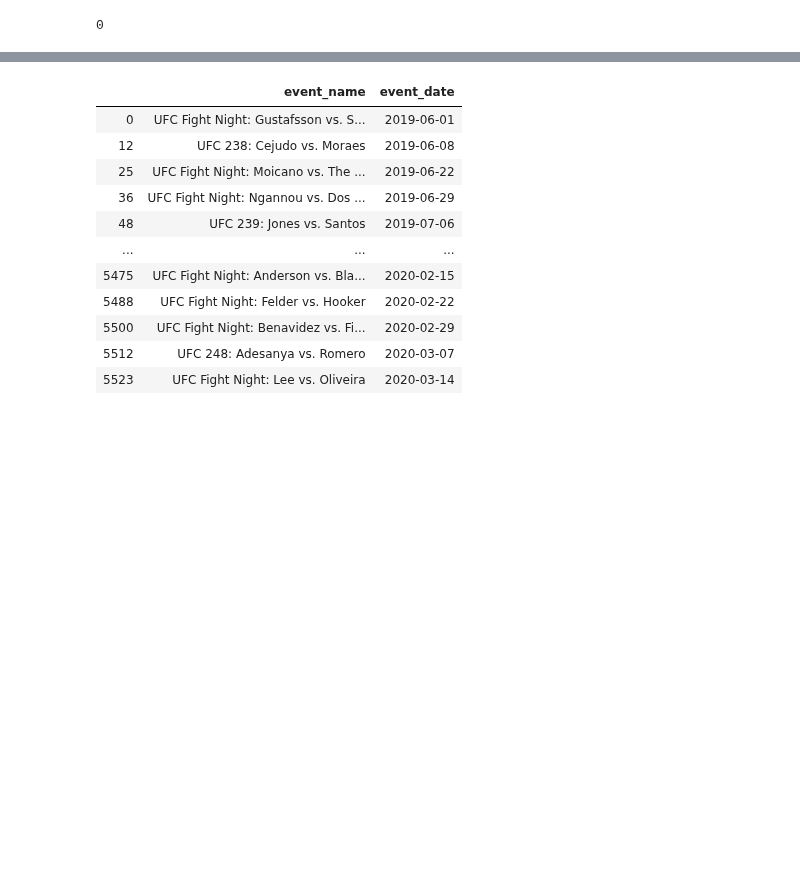
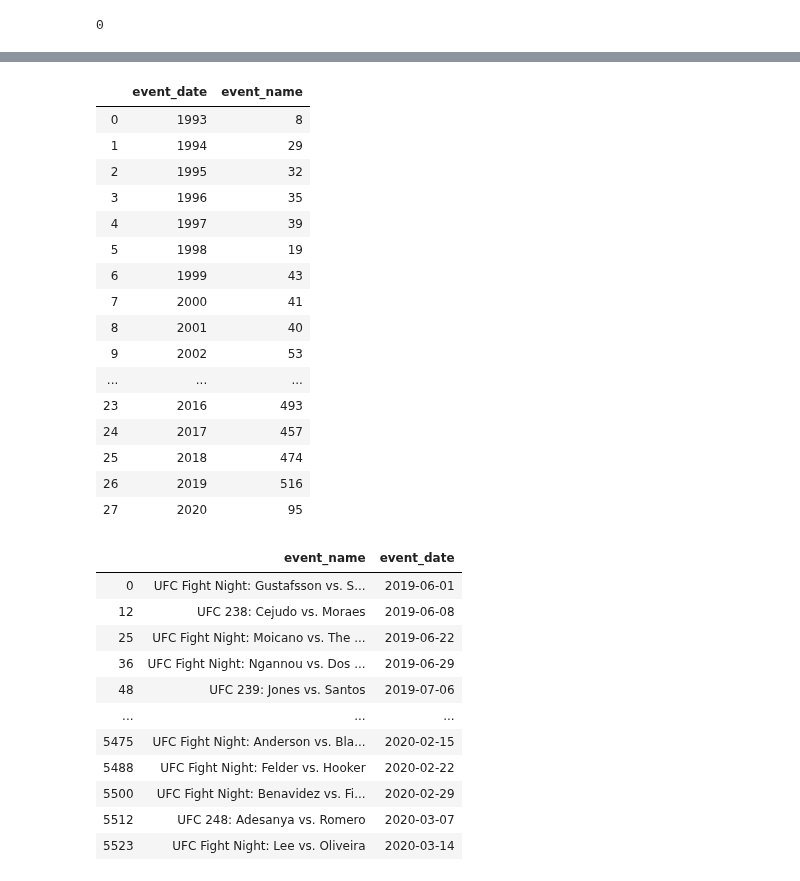
Before and after one commit to ravimalde/ufc_fight_predictor, a Jupyter notebook: preprocessing.ipynb, the cells around one changed output, grey strips where cells are left out. Drawn from its saved outputs; the diff is of its cells as text; code cells hidden in the pictures; blank space fills up the shorter version.

```diff
--- a/preprocessing.ipynb
+++ b/preprocessing.ipynb
@@ -135,3 +149,23 @@ event_df['event_date'] = pd.to_datetime(event_df['event_date'], format='%B %d %Y
+# %%
+event_df_copy
+# %% [output]
+|  | event_date | event_name |
+| 0 | 1993 | 8 |
+| 1 | 1994 | 29 |
+| 2 | 1995 | 32 |
+| 3 | 1996 | 35 |
+| 4 | 1997 | 39 |
+| 5 | 1998 | 19 |
+| 6 | 1999 | 43 |
+| 7 | 2000 | 41 |
+| 8 | 2001 | 40 |
+| 9 | 2002 | 53 |
+| ... | ... | ... |
+| 23 | 2016 | 493 |
+| 24 | 2017 | 457 |
+| 25 | 2018 | 474 |
+| 26 | 2019 | 516 |
+| 27 | 2020 | 95 |
 # %%
 event_df = event_df[['event_name','event_date']]
 # %%
```
Also changed, not shown: parts of 10 cells of this notebook, 8 other files.
